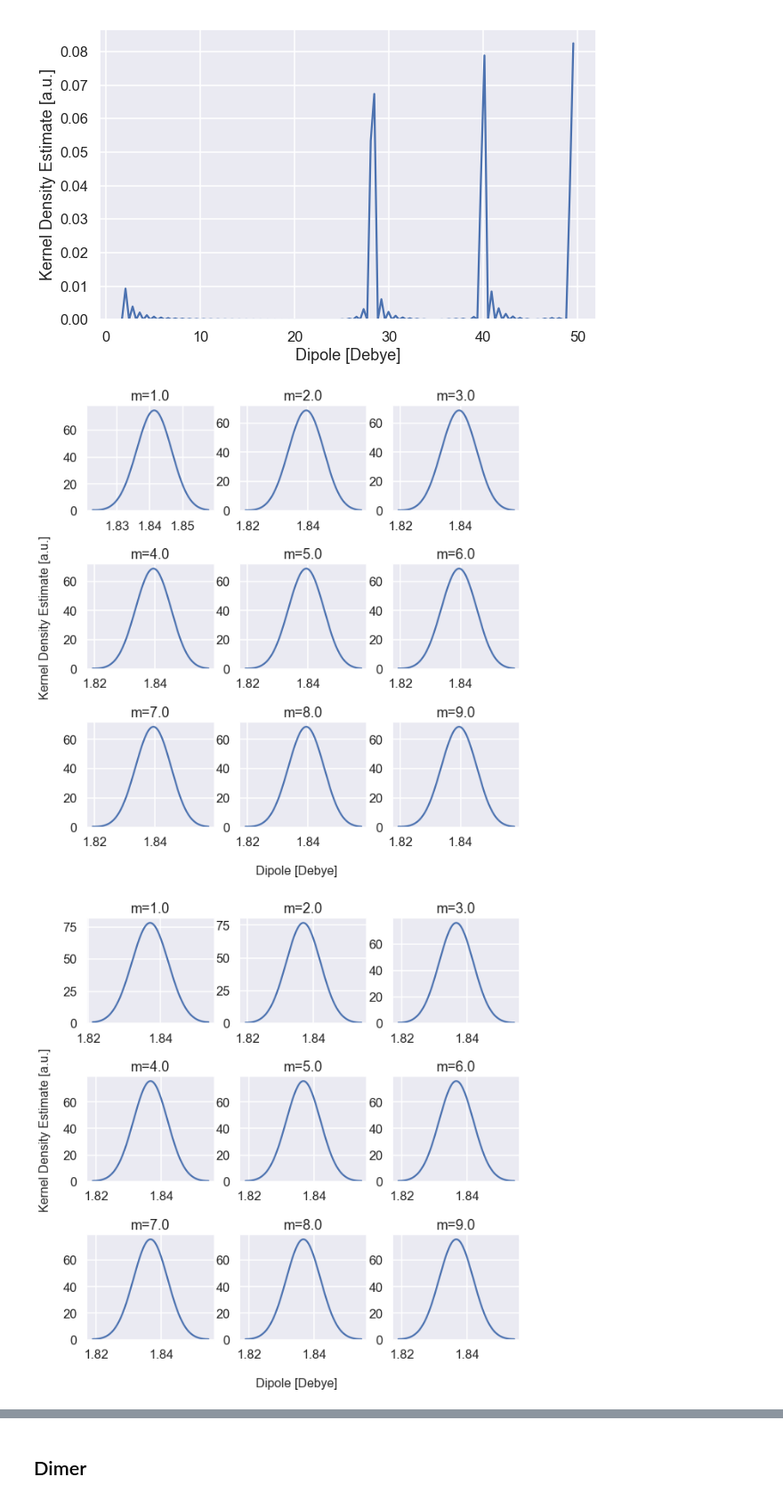
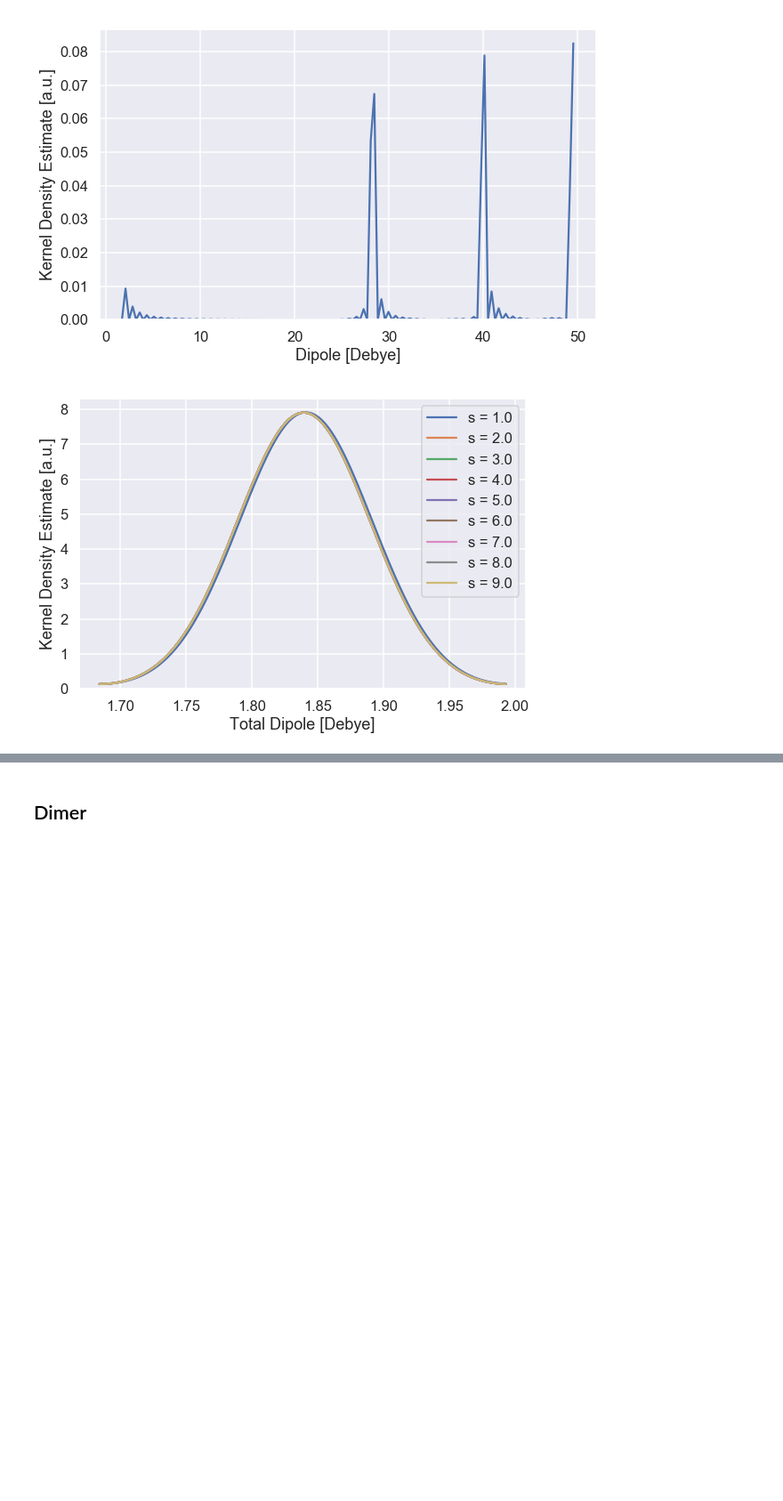
Before and after one commit to gvermillion/msc_thesis, a Jupyter notebook: partial_charge/water_benchmark/round2/analyze_water_benchmark_round2.ipynb, the cells around one changed output, grey strips where cells are left out. Shown at 89% size. Drawn from its saved outputs; the diff is of its cells as text; code cells hidden in the pictures; blank space fills up the shorter version.

```diff
--- a/partial_charge/water_benchmark/round2/analyze_water_benchmark_round2.ipynb
+++ b/partial_charge/water_benchmark/round2/analyze_water_benchmark_round2.ipynb
@@ -50,11 +50,13 @@ def return_outliers(data, m = 1.0):
     return [list(data).index(i) for i in reject]
 
 def do_m_scan(df):
-    fig = plt.figure(figsize=(10,10));
-    gs = GridSpec(3,3,figure=fig);
+    fig = plt.figure(figsize=(9,6));
+    #gs = GridSpec(3,3,figure=fig);
     fig.subplots_adjust(hspace=0.5)
-    fig.text(0.5, 0.04, 'Dipole [Debye]', ha='center',fontsize=16)
-    fig.text(0.04, 0.5, 'Kernel Density Estimate [a.u.]', va='center', rotation='vertical',fontsize=16)
+    #fig.text(0.5, 0.04, 'Dipole [Debye]', ha='center',fontsize=16)
+    #fig.text(0.04, 0.5, 'Kernel Density Estimate [a.u.]', va='center', rotation='vertical',fontsize=16)
+    a = plt.gca()
+    a.set(xlabel='Total Dipole [Debye]',ylabel='Kernel Density Estimate [a.u.]')
     system = df.system.unique()[0]
     nkpts = df.kpts.unique()[0]
     #fig.suptitle("M-Scan for {} (Kpts {})".format(system.upper(),nkpts),fontsize=20)
@@ -67,10 +69,9 @@ def do_m_scan(df):
             row = 2
         col = i%3
         m=(i+1)/1
-        sns.kdeplot(drop_outliers(df,m=m).total_dipole,ax=fig.add_subplot(gs[row,col]),bw=0.05)
-        a = plt.gca()
-        a.set(title="m={}".format(m))
-        a.get_legend().remove()
+        sns.kdeplot(drop_outliers(df,m=m).total_dipole,bw=0.05,ax=a,label='s = {}'.format(m))#ax=fig.add_subplot(gs[row,col])
+        #a.set(title="s={}".format(m))
+        #a.get_legend().remove()
 
 
 def plot_before_after(df,m=1.0):
@@ -218,8 +224,7 @@ ax.legend().remove()
 [figure]
 # %%
 do_m_scan(monomer_4_df)
-do_m_scan(monomer_5_df)
-do_m_scan(monomer_6_df)
+#do_m_scan(monomer_5_df)
+#do_m_scan(monomer_6_df)
 # %% [output]
-[figure, old version]
+[figure, new version]
-[figure, removed]
```
Also changed, not shown: parts of 4 cells of this notebook, 3 other files.
